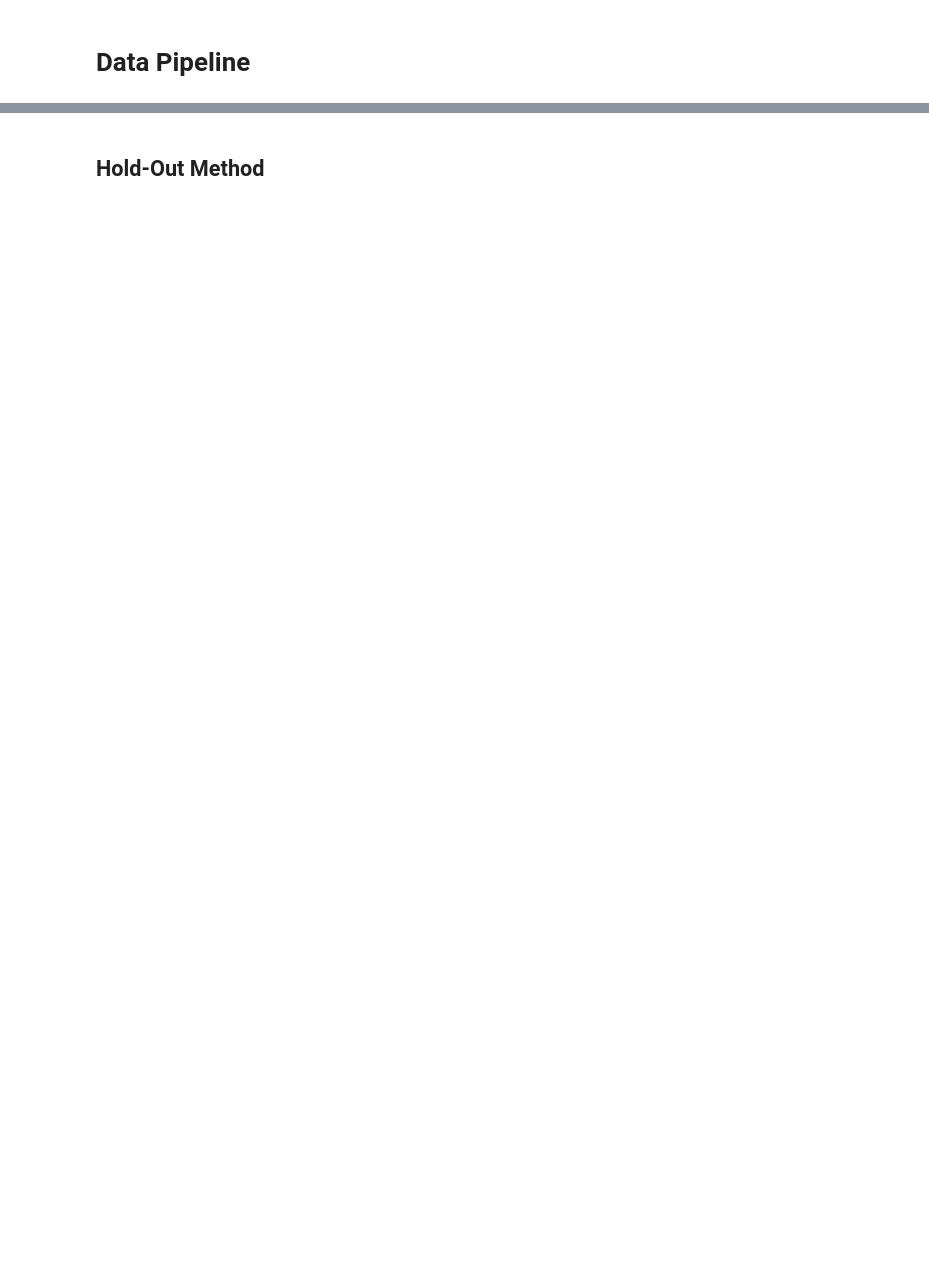
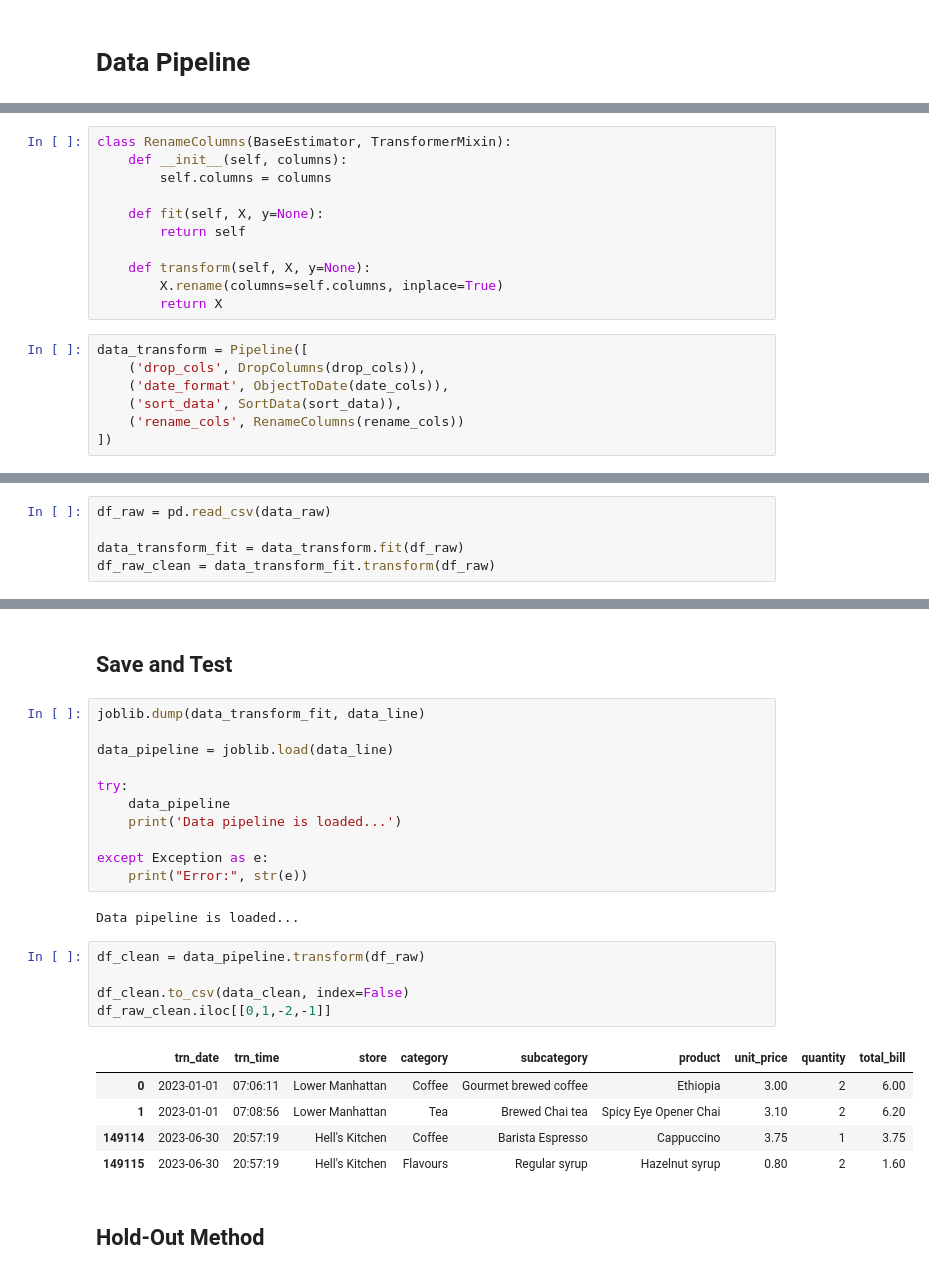
Before and after one commit to Ly-Ax/retaiLy_24, a Jupyter notebook: notebooks/transform/coffee_pipeline.ipynb, the cells around one changed output, grey strips where cells are left out. Drawn from its saved outputs; the diff is of its cells as text; blank space fills up the shorter version.

Commit message:
update pipeline

```diff
--- a/notebooks/transform/coffee_pipeline.ipynb
+++ b/notebooks/transform/coffee_pipeline.ipynb
@@ -34,0 +145,18 @@
+# %%
+class RenameColumns(BaseEstimator, TransformerMixin):
+    def __init__(self, columns):
+        self.columns = columns
+
+    def fit(self, X, y=None):
+        return self
+
+    def transform(self, X, y=None):
+        X.rename(columns=self.columns, inplace=True)
+        return X
+# %%
+data_transform = Pipeline([
+    ('drop_cols', DropColumns(drop_cols)),
+    ('date_format', ObjectToDate(date_cols)),
+    ('sort_data', SortData(sort_data)),
+    ('rename_cols', RenameColumns(rename_cols))
+])
@@ -34,0 +179,5 @@
+# %%
+df_raw = pd.read_csv(data_raw)
+
+data_transform_fit = data_transform.fit(df_raw)
+df_raw_clean = data_transform_fit.transform(df_raw)
@@ -35,2 +193,28 @@
+# %% [markdown]
+## Save and Test
+# %%
+joblib.dump(data_transform_fit, data_line)
+
+data_pipeline = joblib.load(data_line)
+
+try:
+    data_pipeline
+    print('Data pipeline is loaded...')
+
+except Exception as e:
+    print("Error:", str(e))
+# %% [output]
+Data pipeline is loaded...
+# %%
+df_clean = data_pipeline.transform(df_raw)
+
+df_clean.to_csv(data_clean, index=False)
+df_raw_clean.iloc[[0,1,-2,-1]]
+# %% [output]
+|  | trn_date | trn_time | store | category | subcategory | product | unit_price | quantity | total_bill |
+| 0 | 2023-01-01 | 07:06:11 | Lower Manhattan | Coffee | Gourmet brewed coffee | Ethiopia | 3.00 | 2 | 6.00 |
+| 1 | 2023-01-01 | 07:08:56 | Lower Manhattan | Tea | Brewed Chai tea | Spicy Eye Opener Chai | 3.10 | 2 | 6.20 |
+| 149114 | 2023-06-30 | 20:57:19 | Hell's Kitchen | Coffee | Barista Espresso | Cappuccino | 3.75 | 1 | 3.75 |
+| 149115 | 2023-06-30 | 20:57:19 | Hell's Kitchen | Flavours | Regular syrup | Hazelnut syrup | 0.80 | 2 | 1.60 |
 # %% [markdown]
 ## Hold-Out Method
```
Also changed, not shown: parts of 33 cells of this notebook, 8 other files.
